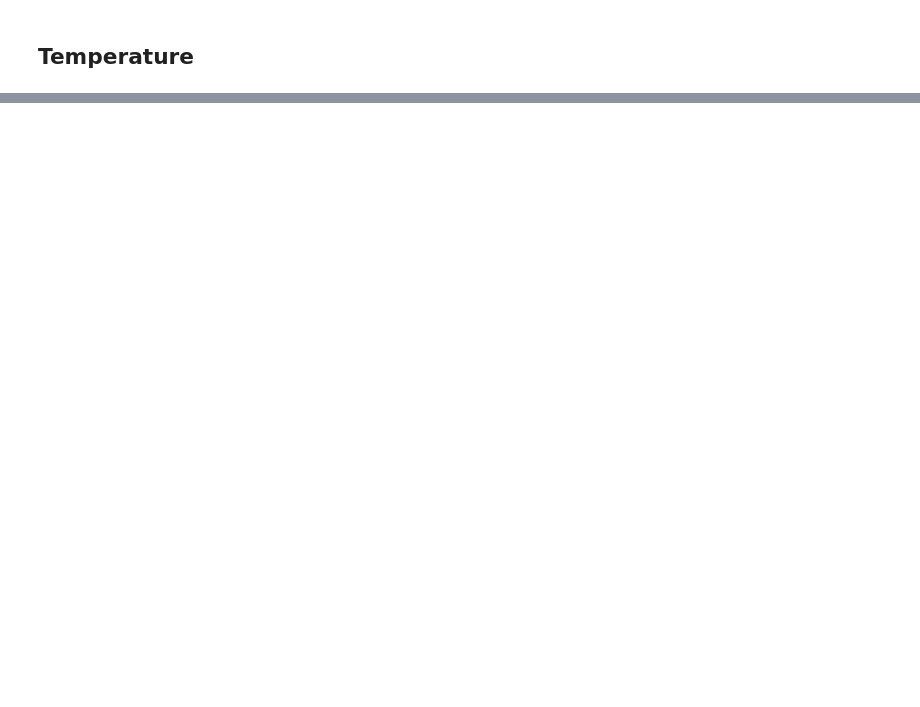
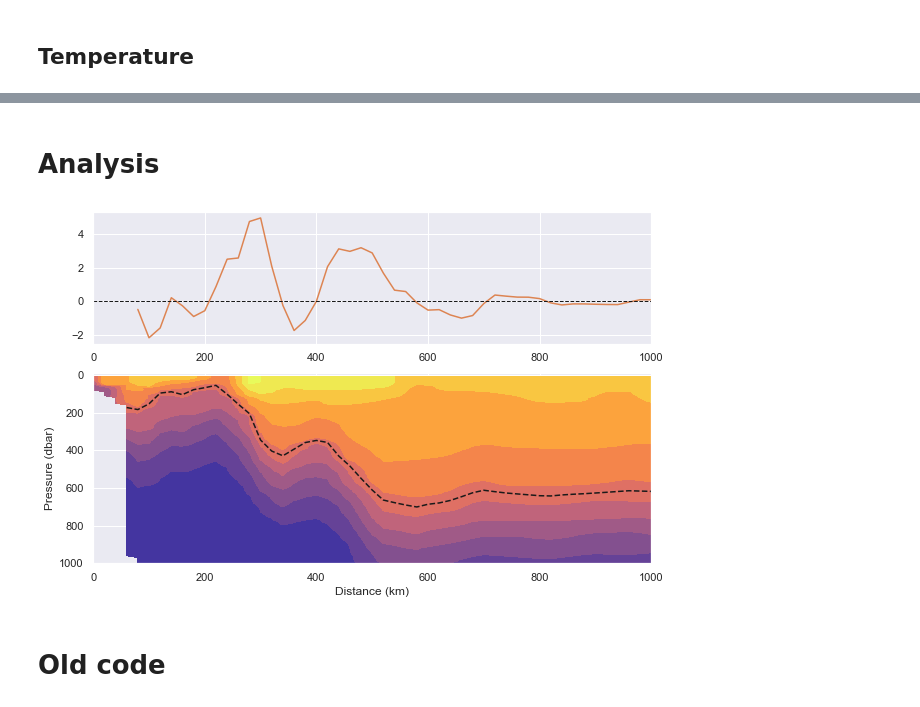
Before and after one commit to ktcarr/12.843, a Jupyter notebook: lab2/lab2_analysis.ipynb, the cells around one changed output, grey strips where cells are left out. Drawn from its saved outputs; the diff is of its cells as text; code cells hidden in the pictures; blank space fills up the shorter version.

Commit message:
interpolate before computing derivatives...

```diff
--- a/lab2/lab2_analysis.ipynb
+++ b/lab2/lab2_analysis.ipynb
@@ -66,0 +57,50 @@ Coordinates:
+# %% [markdown]
+# Analysis
+# %%
+def get_iso(data, x):
+    '''Given a dataset and the value of an isopycnal/therm, get coordinates of isopycnal/therm'''
+
+    levels = np.array([x])
+    idx = np.where(levels==x)[0].item()
+
+    p = plt.contour(data['dist'], data['p'], data['T'].T, levels=levels)
+    plt.close()
+    c = p.allsegs[idx][np.argmax([len(y) for y in p.allsegs[idx]])]
+    return c
+
+def get_iso_xr(data,x):
+    '''Get isotherm, and horizontal gradient of the isotherm, from data'''
+    iso = get_iso(data,x)
+    iso = xr.DataArray(iso[:,1], coords={'dist':pd.Index(iso[:,0])}, dims=['dist'])
+    iso = iso.interp(dist=data['dist'])
+    grad  = iso.differentiate('dist')
+    return iso, grad
+
+isotherm, isograd = get_iso_xr(data.isel(time=0), 15)
+# %%
+fig = plt.figure(figsize=(10,7))
+
+ax0 = fig.add_subplot(2,1,1)
+ax0.set_aspect(30)
+ax0.plot(isograd.dist, isograd.values, color=c[1])
+ax0.axhline(0,ls='--',lw=1,c='k')
+ax0.set_xlim([0,1000])
+
+ax = fig.add_subplot(2,1,2)
+p = ax.contourf(data.dist, data.p, data.isel(time=i)['T'].T, cmap='cmo.thermal',
+               levels=np.arange(0,25,2), extend='both') # create contour plot
+# cb = fig.colorbar(p, orientation='horizontal', label=r'Temperature') # create colorbar
+ax.plot(isotherm.dist, isotherm.values, c='k', ls='--')
+ax.set_ylabel('Pressure (dbar)')
+ax.set_xlabel('Distance (km)')
+ax.set_ylim([-10,1000])
+time = data.time.isel(time=i)
+y    = time.dt.year.values.item()
+m    = time.dt.month.values.item()
+plt.gca().invert_yaxis() # reverse order of y axis so that depth decreases going down
+plt.subplots_adjust(hspace=0)
+plt.show()
+# %% [output]
+[figure, added]
+# %% [markdown]
+# Old code
```
Also changed, not shown: parts of 5 cells of this notebook.
